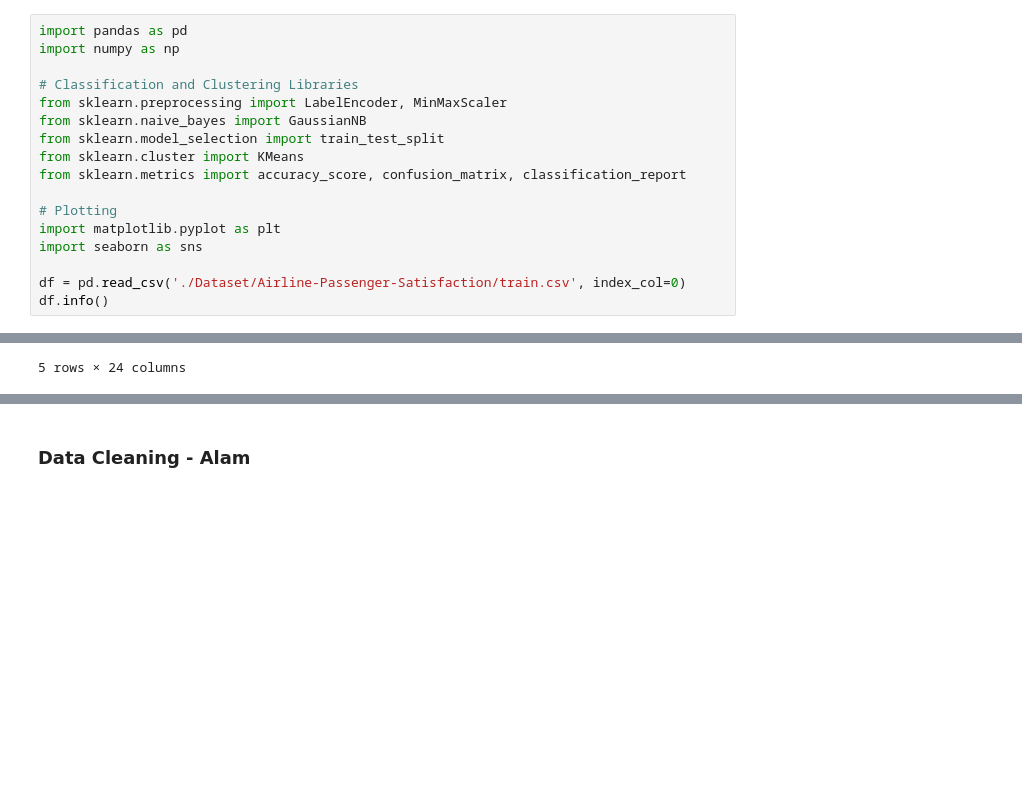
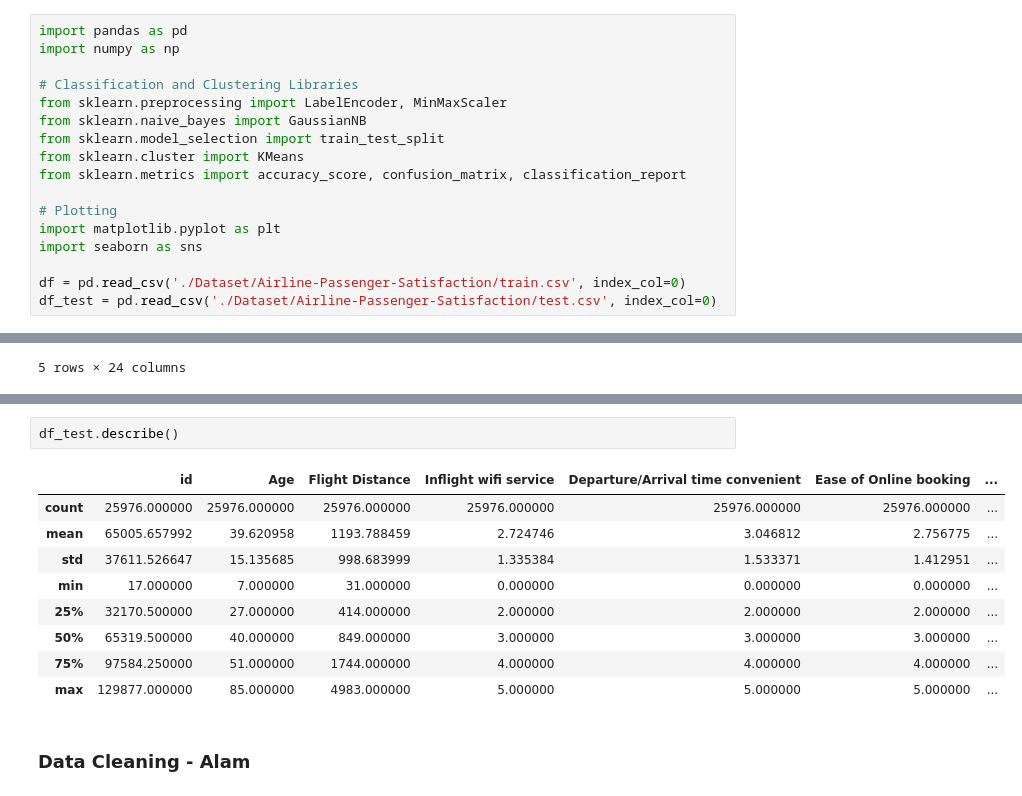
Before and after one commit to Dzoel31/Data-Mining-Classification-Clustering, a Jupyter notebook: Project_UAS_DMDW.ipynb, the cells around one changed output, grey strips where cells are left out. Cells and saved outputs as stored; diff of their text form; blank space fills up the shorter version.

```diff
--- a/Project_UAS_DMDW.ipynb
+++ b/Project_UAS_DMDW.ipynb
@@ -30,4 +30,4 @@ import matplotlib.pyplot as plt
 import seaborn as sns
 
 df = pd.read_csv('./Dataset/Airline-Passenger-Satisfaction/train.csv', index_col=0)
-df.info()
+df_test = pd.read_csv('./Dataset/Airline-Passenger-Satisfaction/test.csv', index_col=0)
@@ -71,6 +103,18 @@ df.describe()
 | 50% | 64856.500000 | 40.000000 | 843.000000 | 3.000000 | 3.000000 | 3.000000 | ... |
 | 75% | 97368.250000 | 51.000000 | 1743.000000 | 4.000000 | 4.000000 | 4.000000 | ... |
 | max | 129880.000000 | 85.000000 | 4983.000000 | 5.000000 | 5.000000 | 5.000000 | ... |
+# %%
+df_test.describe()
+# %% [output]
+|  | id | Age | Flight Distance | Inflight wifi service | Departure/Arrival time convenient | Ease of Online booking | ... |
+| count | 25976.000000 | 25976.000000 | 25976.000000 | 25976.000000 | 25976.000000 | 25976.000000 | ... |
+| mean | 65005.657992 | 39.620958 | 1193.788459 | 2.724746 | 3.046812 | 2.756775 | ... |
+| std | 37611.526647 | 15.135685 | 998.683999 | 1.335384 | 1.533371 | 1.412951 | ... |
+| min | 17.000000 | 7.000000 | 31.000000 | 0.000000 | 0.000000 | 0.000000 | ... |
+| 25% | 32170.500000 | 27.000000 | 414.000000 | 2.000000 | 2.000000 | 2.000000 | ... |
+| 50% | 65319.500000 | 40.000000 | 849.000000 | 3.000000 | 3.000000 | 3.000000 | ... |
+| 75% | 97584.250000 | 51.000000 | 1744.000000 | 4.000000 | 4.000000 | 4.000000 | ... |
+| max | 129877.000000 | 85.000000 | 4983.000000 | 5.000000 | 5.000000 | 5.000000 | ... |
 # %% [markdown]
 ### Data Cleaning - Alam
 # %% [markdown]
```
Also changed, not shown: parts of 11 cells of this notebook, 1 other file.
